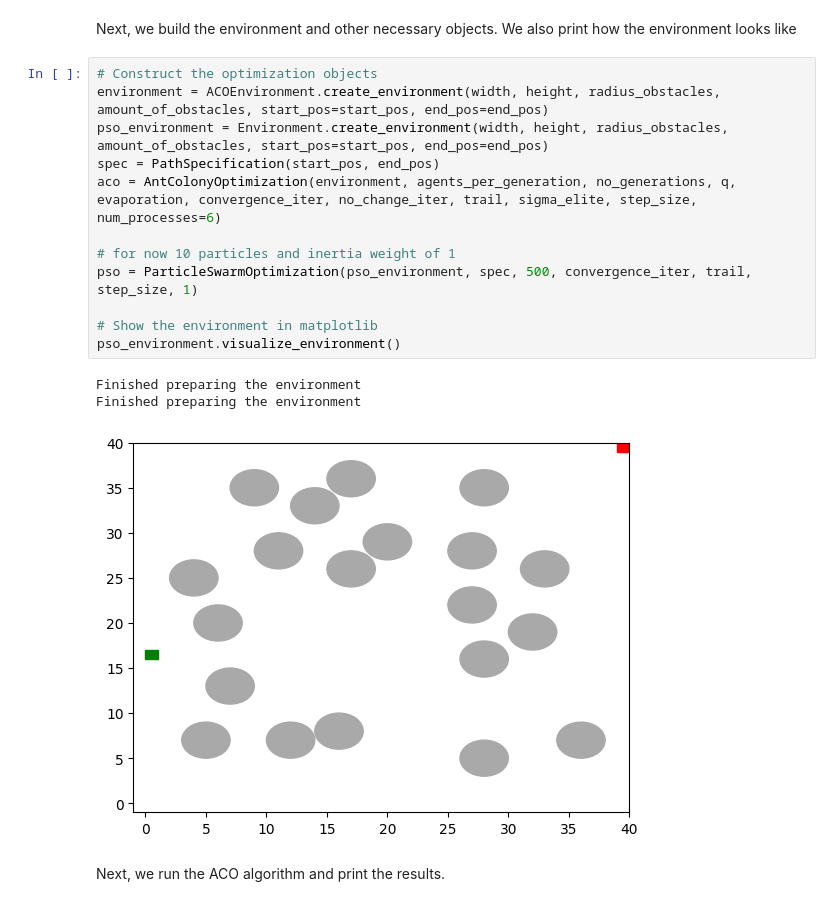
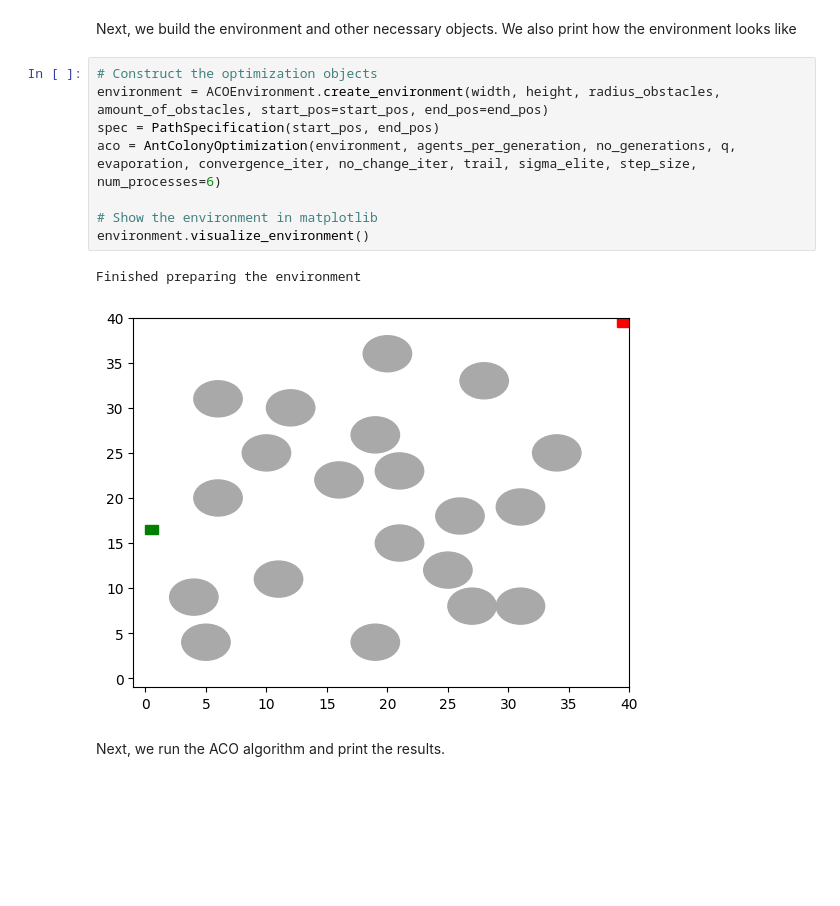
Before and after one commit to umenzi/bio-inspired_algorithms, a Jupyter notebook: src/Main.ipynb, the cells around one changed output. Saved outputs shown, nothing was run; the diff lists cells and outputs as text; blank space fills up the shorter version.

```diff
--- a/src/Main.ipynb
+++ b/src/Main.ipynb
@@ -48,19 +48,14 @@ Next, we build the environment and other necessary objects. We also print how th
 # %%
 # Construct the optimization objects
 environment = ACOEnvironment.create_environment(width, height, radius_obstacles, amount_of_obstacles, start_pos=start_pos, end_pos=end_pos)
-pso_environment = Environment.create_environment(width, height, radius_obstacles, amount_of_obstacles, start_pos=start_pos, end_pos=end_pos)
 spec = PathSpecification(start_pos, end_pos)
 aco = AntColonyOptimization(environment, agents_per_generation, no_generations, q, evaporation, convergence_iter, no_change_iter, trail, sigma_elite, step_size, num_processes=6)
 
-# for now 10 particles and inertia weight of 1
-pso = ParticleSwarmOptimization(pso_environment, spec, 500, convergence_iter, trail, step_size, 1)
-
 # Show the environment in matplotlib
-pso_environment.visualize_environment()
+environment.visualize_environment()
 # %% [output]
 Finished preparing the environment
-Finished preparing the environment
-[figure, old version]
+[figure, new version]
 # %% [markdown]
 Next, we run the ACO algorithm and print the results.
 # %%
```
Also changed, not shown: parts of 4 cells of this notebook, 2 other files.
